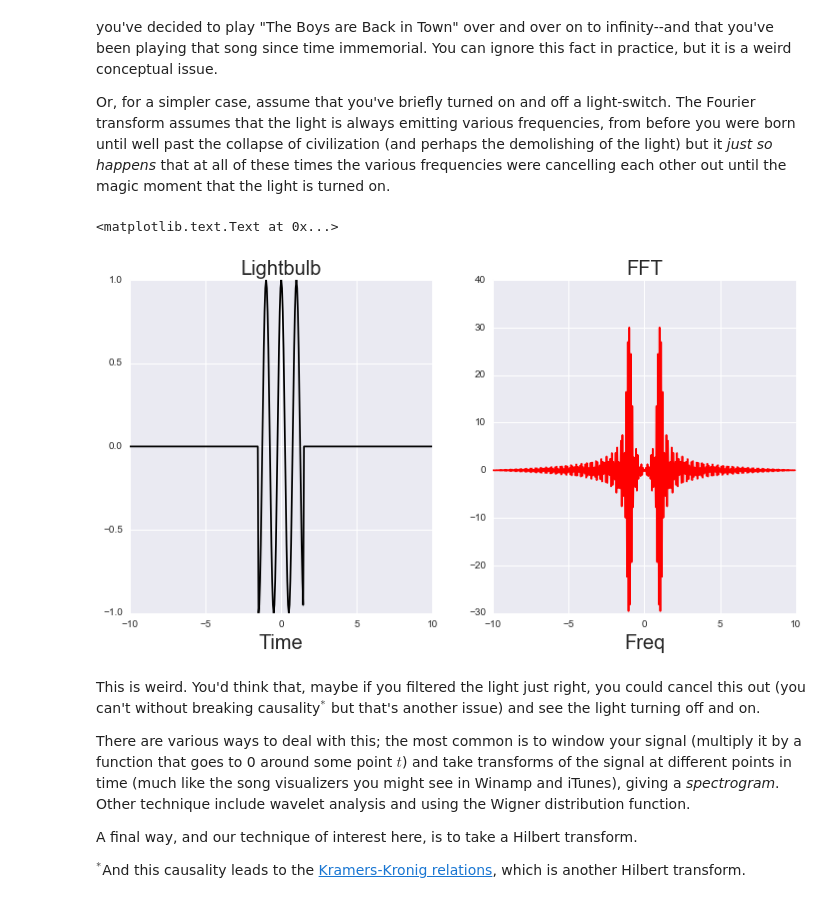
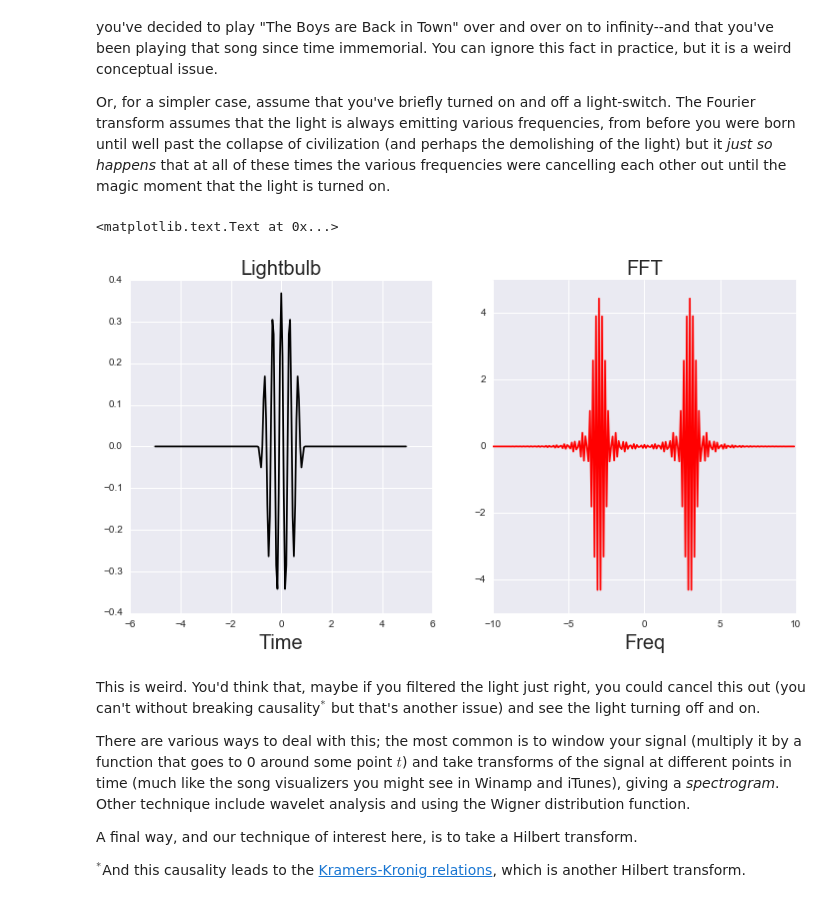
Before and after one commit to anzelpwj/Stats-week, a Jupyter notebook: Hilbert_Transform.ipynb, the cells around one changed output. Saved outputs shown, nothing was run; the diff lists cells and outputs as text; code cells hidden in the pictures.

```diff
--- a/Hilbert_Transform.ipynb
+++ b/Hilbert_Transform.ipynb
@@ -16,22 +16,27 @@ import seaborn as sns
 
 from scipy.signal import hilbert, savgol_filter
 # %%
-x_light = np.arange(-10, 10, 0.05)
-y_light = np.cos(x_light*2*np.pi)
-y_light = y_light*(x_light < 1.5)*(x_light > -1.5)
+x_light = np.arange(-5, 5, 0.05)
+
+# This is a bump function, so we have a nice turn off-and-on
+_f = lambda x: np.exp(-1.0/(1.0-x*x))
+f = lambda x: np.piecewise(x, [np.abs(x) < 1, np.abs(x) >= 1], [_f, 0.0])
+
+y_light = np.cos(x_light*6*np.pi)
+y_light = y_light*f(x_light)
 y_fft = fft(y_light)
 x_fft = fftfreq(len(x_light), 0.05)
 
 fig, axes = plt.subplots(nrows=1, ncols=2, figsize=(12,6))
 axes[0].plot(x_light, y_light, color='k')
 axes[0].set_title('Lightbulb', fontsize=20)
 axes[0].set_xlabel('Time', fontsize=20)
 axes[1].plot(fftshift(x_fft), fftshift(y_fft), color='r')
 axes[1].set_xlabel('Freq', fontsize=20)
 axes[1].set_title('FFT', fontsize=20)
 # %% [output]
 <matplotlib.text.Text at 0x...>
-[figure, old version]
+[figure, new version]
 # %% [markdown]
 This is weird. You'd think that, maybe if you filtered the light just right, you could cancel this out (you can't without breaking causality$^*$ but that's another issue) and see the light turning off and on.
 
```
Also changed, not shown: parts of 18 cells of this notebook.
